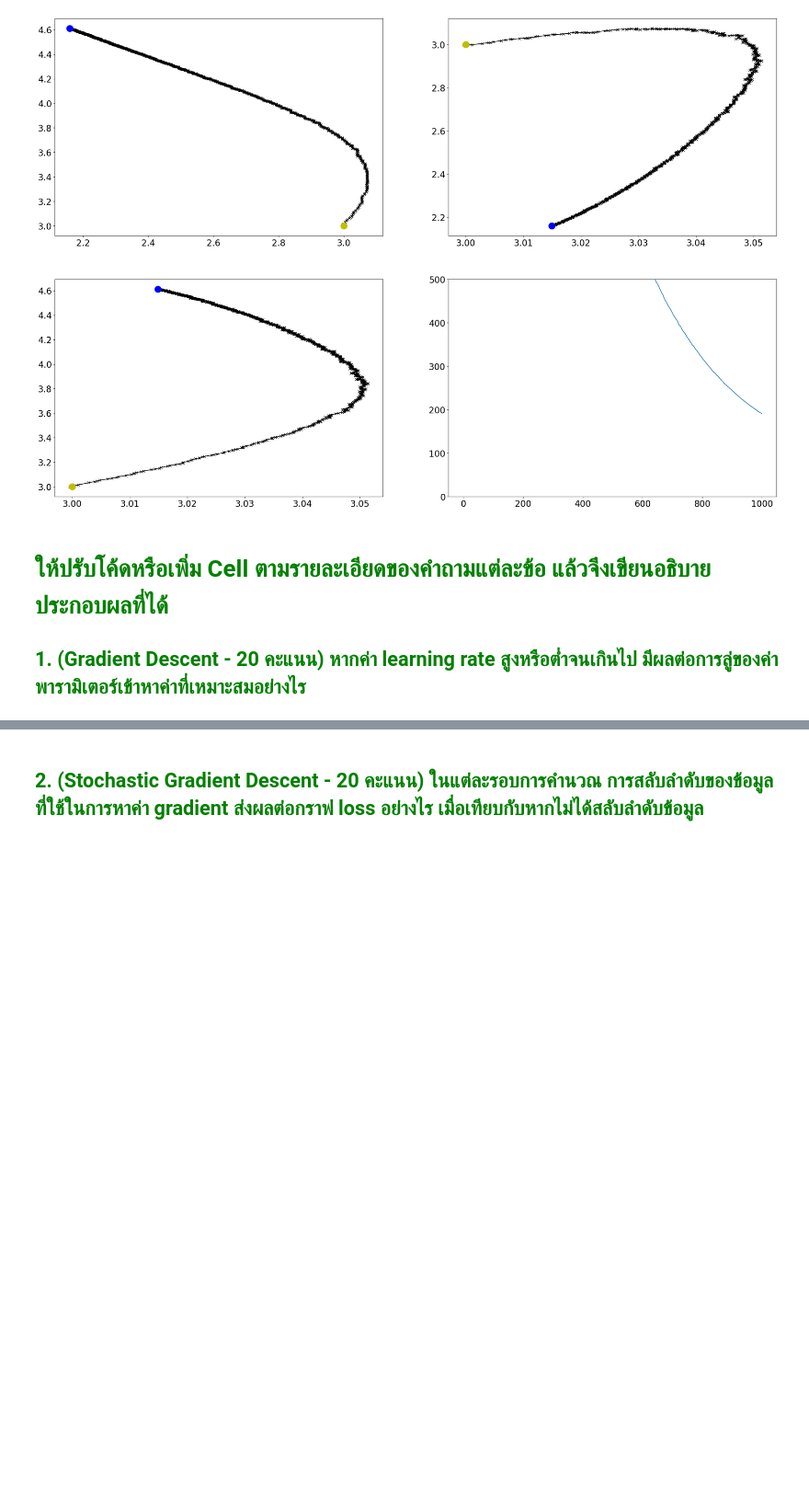
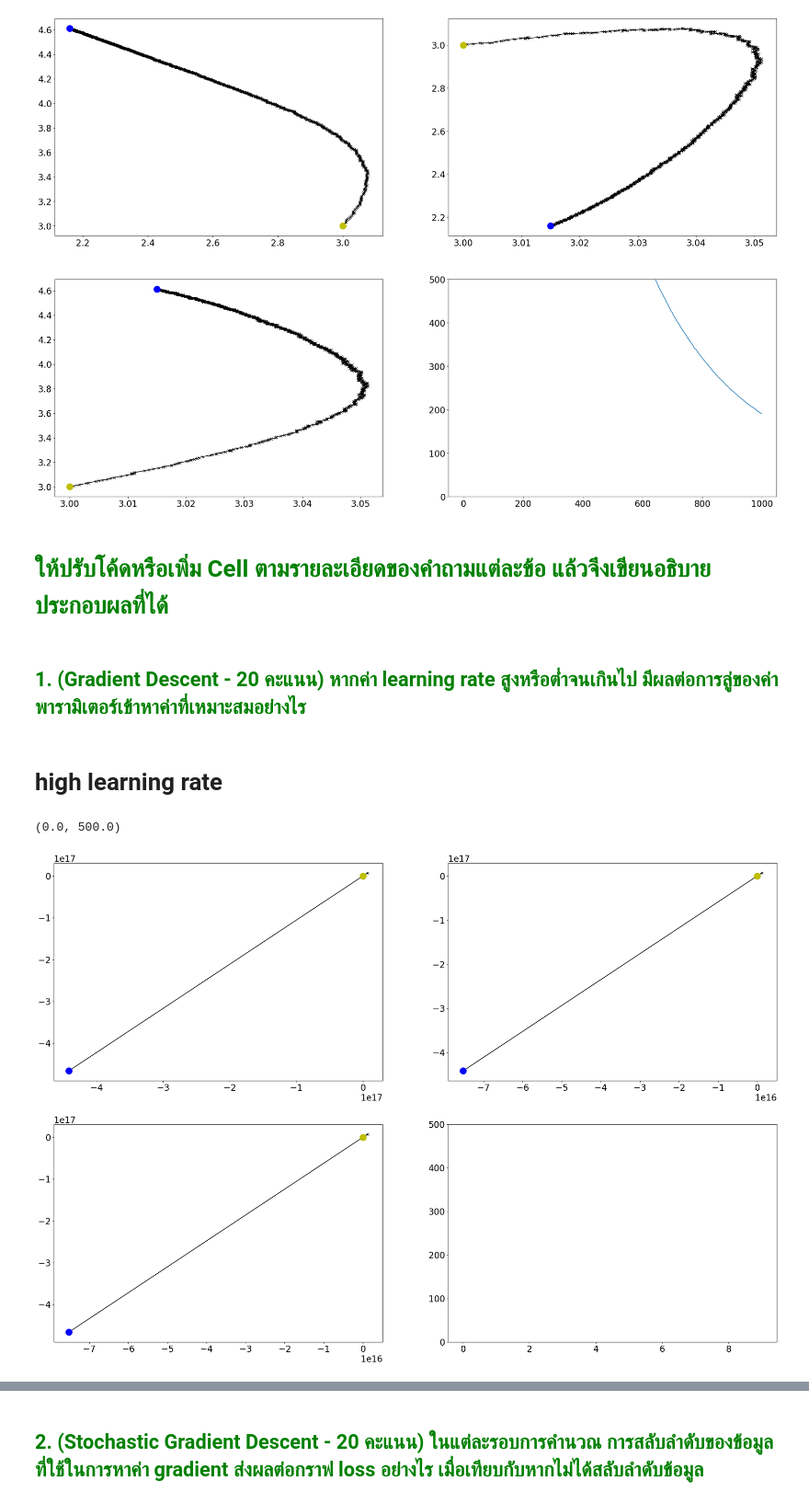
Before and after one commit to Chonapatcc/Practical-Deep-Learning, a Jupyter notebook: 6610450757_Krittat_6610450871_Chonapat.ipynb, the cells around one changed output, grey strips where cells are left out. Shown at 92% size. Drawn from its saved outputs; the diff is of its cells as text; code cells hidden in the pictures; blank space fills up the shorter version.

```diff
--- a/6610450757_Krittat_6610450871_Chonapat.ipynb
+++ b/6610450757_Krittat_6610450871_Chonapat.ipynb
@@ -270,7 +270,57 @@ plt.ylim([0, 500])
 # %% [output]
 (0.0, 500.0)
 [figure]
+# %% [markdown]
+# <span style="color: green;">ให้ปรับโค้ดหรือเพิ่ม Cell ตามรายละเอียดของคำถามแต่ละข้อ แล้วจึงเขียนอธิบายประกอบผลที่ได้</span>
 # %% [markdown]
-# <span style="color: green;">ให้ปรับโค้ดหรือเพิ่ม Cell ตามรายละเอียดของคำถามแต่ละข้อ แล้วจึงเขียนอธิบายประกอบผลที่ได้</span>
 
 ## <span style="color: green;">1. (Gradient Descent - 20 คะแนน) หากค่า learning rate สูงหรือต่ำจนเกินไป มีผลต่อการลู่ของค่าพารามิเตอร์เข้าหาค่าที่เหมาะสมอย่างไร</span>
+# %% [markdown]
+# high learning rate
+# %%
+## Parameters to play with
+learning_rate = 1
+num_iter = 10
+theta_initial = np.array([3, 3, 3])
+
+## Initialization steps
+theta = theta_initial
+theta_path = np.zeros((num_iter+1, 3))
+theta_path[0, :] = theta_initial
+
+loss_vec = np.zeros(num_iter)
+
+## Main Gradient Descent loop (for a fixed number of iterations)
+for i in range(num_iter):
+    y_pred = np.dot(theta.T, x_mat.T)
+    loss_vec[i] = np.sum((y_pred - y)**2)
+    grad_vec = (y_pred - y).dot(x_mat)/num_obs  #sum up the gradients across all observations and divide by num_obs
+    theta = theta - learning_rate*grad_vec
+    theta_path[i+1, :] = theta
+
+## Plot the results - it is a 3d parameter space - we plot 2d slices
+## Green is starting point and blue is ending point
+plt.figure(figsize = (30, 20))
+plt.rcParams['xtick.labelsize'] = plt.rcParams['ytick.labelsize'] = 20
+plt.rcParams['legend.fontsize'] = 20
+plt.subplot(2, 2, 1)
+plt.plot(theta_path[:, 1], theta_path[:, 2], 'k-x')
+plt.plot(theta_path[0, 1], theta_path[0, 2], 'yo', markersize=15)
+plt.plot(theta_path[-1, 1], theta_path[-1, 2], 'bo', markersize=15)
+plt.subplot(2, 2, 2)
+plt.plot(theta_path[:, 0], theta_path[:, 1], 'k-x')
+plt.plot(theta_path[0, 0], theta_path[0, 1], 'yo', markersize=15)
+plt.plot(theta_path[-1, 0], theta_path[-1, 1], 'bo', markersize=15)
+plt.subplot(2,2,3)
+plt.plot(theta_path[:, 0], theta_path[:, 2], 'k-x')
+plt.plot(theta_path[0, 0], theta_path[0, 2], 'yo', markersize=15)
+plt.plot(theta_path[-1, 0], theta_path[-1, 2], 'bo', markersize=15)
+
+plt.subplot(2, 2, 4)
+plt.plot(loss_vec)
+plt.ylim([0, 500])
+
+## Plot the loss function
+# %% [output]
+(0.0, 500.0)
+[figure, added]
```
Also changed, not shown: parts of 21 cells of this notebook.
